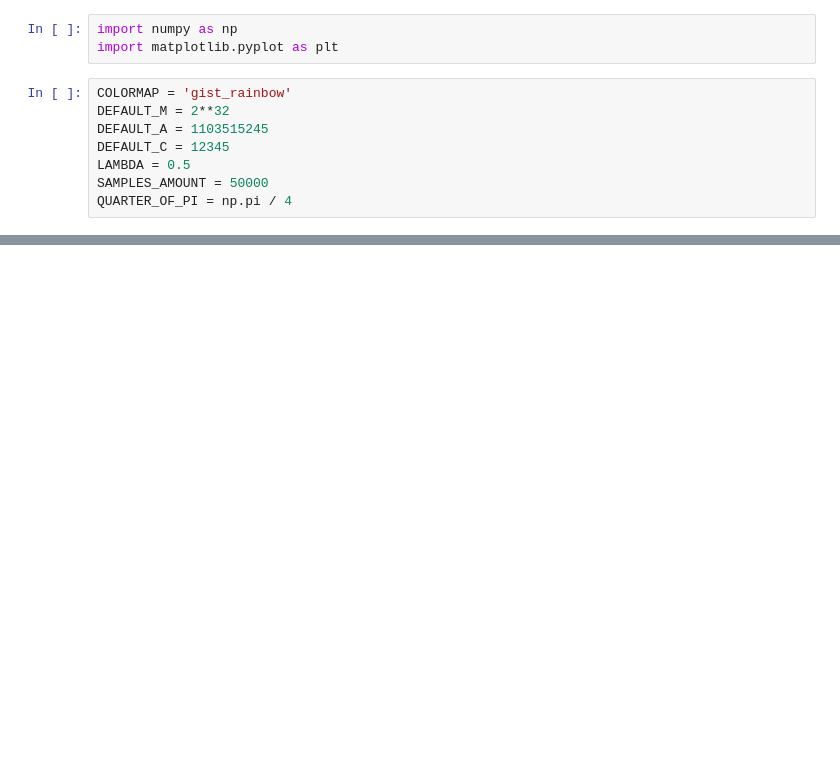
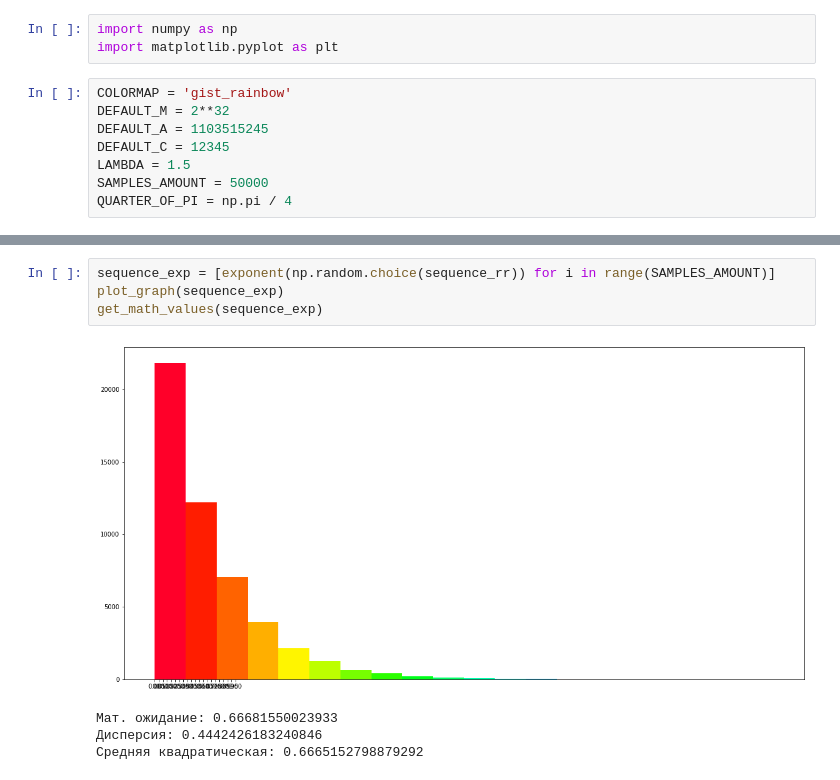
Before and after one commit to IAmVisco/sammod, a Jupyter notebook: LCG.ipynb, the cells around one changed output, grey strips where cells are left out. Cells and saved outputs as stored; diff of their text form; blank space fills up the shorter version.

```diff
--- a/LCG.ipynb
+++ b/LCG.ipynb
@@ -6,7 +6,7 @@ COLORMAP = 'gist_rainbow'
 DEFAULT_M = 2**32
 DEFAULT_A = 1103515245
 DEFAULT_C = 12345
-LAMBDA = 0.5
+LAMBDA = 1.5
 SAMPLES_AMOUNT = 50000
 QUARTER_OF_PI = np.pi / 4
 # %%
@@ -89,0 +100,9 @@ get_math_values(sequence)
+# %%
+sequence_exp = [exponent(np.random.choice(sequence_rr)) for i in range(SAMPLES_AMOUNT)]
+plot_graph(sequence_exp)
+get_math_values(sequence_exp)
+# %% [output]
+[figure, added]
+Мат. ожидание: 0.66681550023933
+Дисперсия: 0.4442426183240846
+Средняя квадратическая: 0.6665152798879292
```
Also changed, not shown: parts of 7 cells of this notebook.
